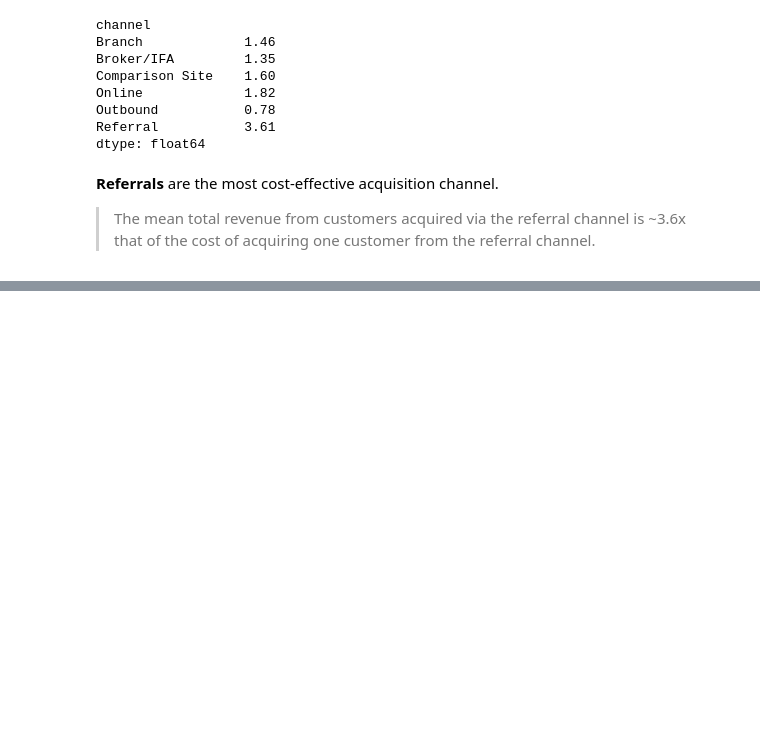
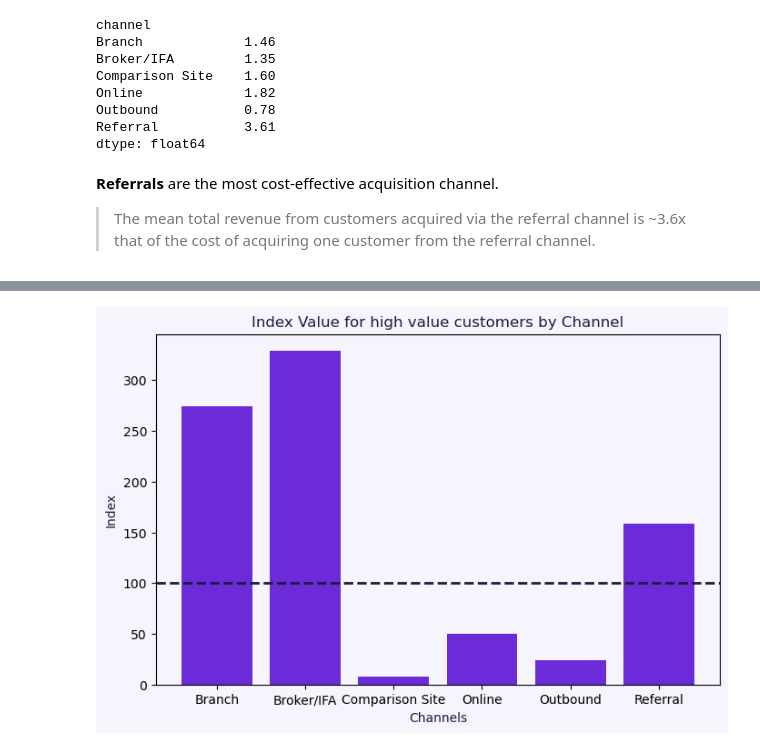
Before and after one commit to esmerowbotham-tech/Money-Craft-Project, a Jupyter notebook: insights.ipynb, the cells around one changed output, grey strips where cells are left out. Saved outputs shown, nothing was run; the diff lists cells and outputs as text; code cells hidden in the pictures; blank space fills up the shorter version.

```diff
--- a/insights.ipynb
+++ b/insights.ipynb
@@ -165,0 +217,5 @@ dtype: float64
+# %%
+# find high value customers by channel
+num_highVal_by_channel = scv.groupby('channel')['high_value'].sum()
+percentage_highVal_by_channel = num_highVal_by_channel / high_value_count  *100
+print(percentage_highVal_by_channel.round(2))
@@ -165,0 +231,4 @@ dtype: float64
+# %%
+# calculate channel index for high value customers
+channel_index = percentage_highVal_by_channel / percentage_customer_by_channel *100
+print(channel_index.round(0))
@@ -165,0 +244,13 @@ dtype: float64
+# %%
+# graph of channel index
+fig, ax = plt.subplots(figsize=(8, 5))
+bars = ax.bar(channels,channel_index.round(0), color='#6C2BD9')
+
+# Add labels and title
+ax.set_xlabel("Channels", color = title_label_colour)
+ax.set_ylabel("Index", color = title_label_colour)
+ax.set_title("Index Value for high value customers by Channel", color = title_label_colour)
+plt.axhline(y=100, color=title_label_colour, linestyle="--", linewidth=2)
+plt.savefig("Index Value for high value customers by Channel", dpi=300)
+# %% [output]
+[figure, added]
```
Also changed, not shown: parts of 9 cells of this notebook, 4 other files.
